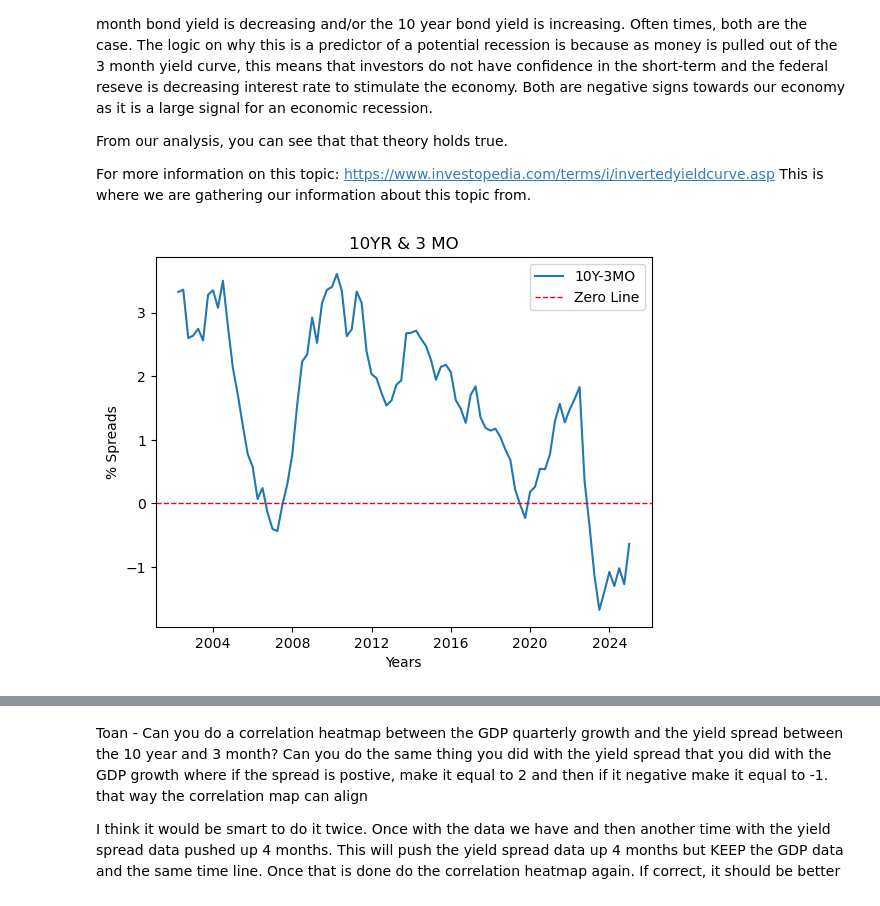
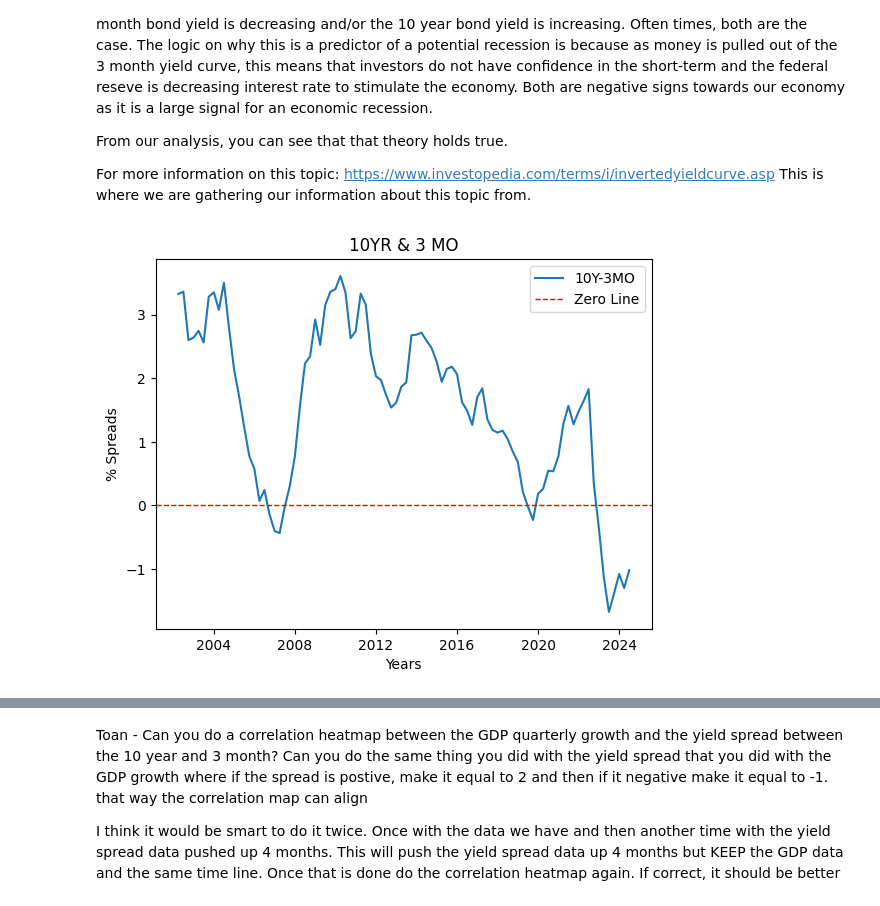
Before and after one commit to toanpro24/project_yield, a Jupyter notebook: CMSE202_Final_Team3.ipynb, the cells around one changed output, grey strips where cells are left out. Saved outputs shown, nothing was run; the diff lists cells and outputs as text; code cells hidden in the pictures.

```diff
--- a/CMSE202_Final_Team3.ipynb
+++ b/CMSE202_Final_Team3.ipynb
@@ -177,6 +180,8 @@ full_data = pd.merge(full_data, mo6_quarterly, on='DATE', how='outer')
 
 full_data.reset_index(inplace=True)
 
+full_data = full_data.drop(full_data.tail(2).index)
+
 full_data
 # %% [output]
 |  | DATE | DGS1 | DGS10 | DGS20 | DGS30 | DGS1MO | DGS3MO | DGS6MO |
@@ -303,16 +312,15 @@ From our analysis, you can see that that theory holds true.
 For more information on this topic: https://www.investopedia.com/terms/i/invertedyieldcurve.asp
 This is where we are gathering our information about this topic from.
 # %%
-plt.plot(full_data['DATE'], full_data['Yield_Curve_10Y_3MO'], label='10Y-3MO')
 plt.plot(full_data['DATE'], full_data['Yield_Curve_10Y_3MO'], label='10Y-3MO')
 plt.axhline(y=0, color='red', linestyle='--', linewidth=1, label="Zero Line")
 plt.xlabel("Years")
 plt.ylabel("% Spreads")
 plt.legend()
 plt.title("10YR & 3 MO")
 plt.show()
 # %% [output]
-[figure, old version]
+[figure, new version]
 # %%
 import seaborn as sns
 merging_spread = full_data["Yield_Curve_10Y_3MO"]
```
Also changed, not shown: parts of 6 cells of this notebook.
